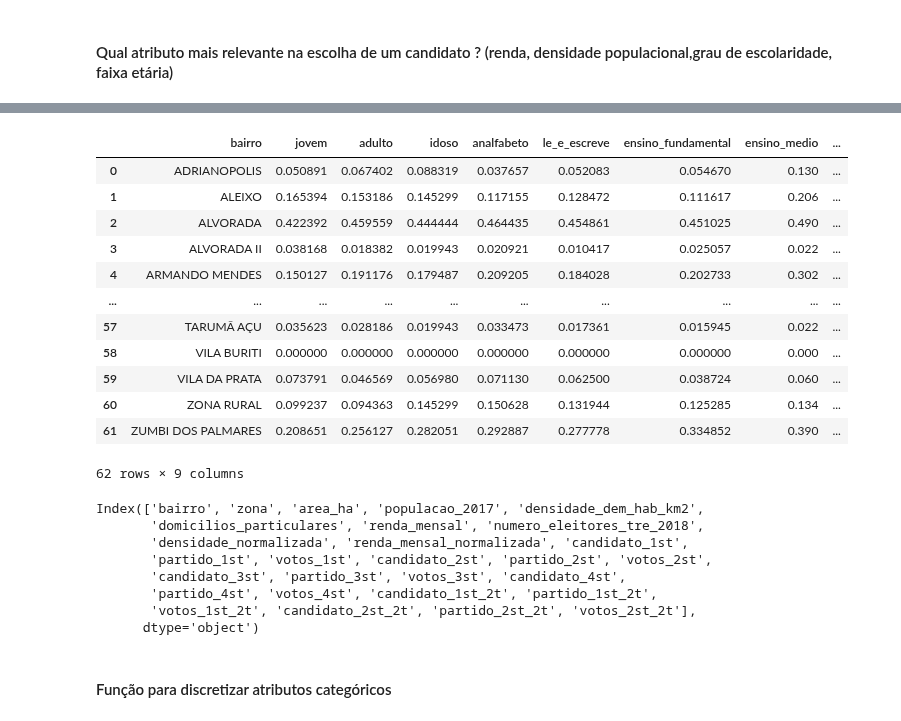
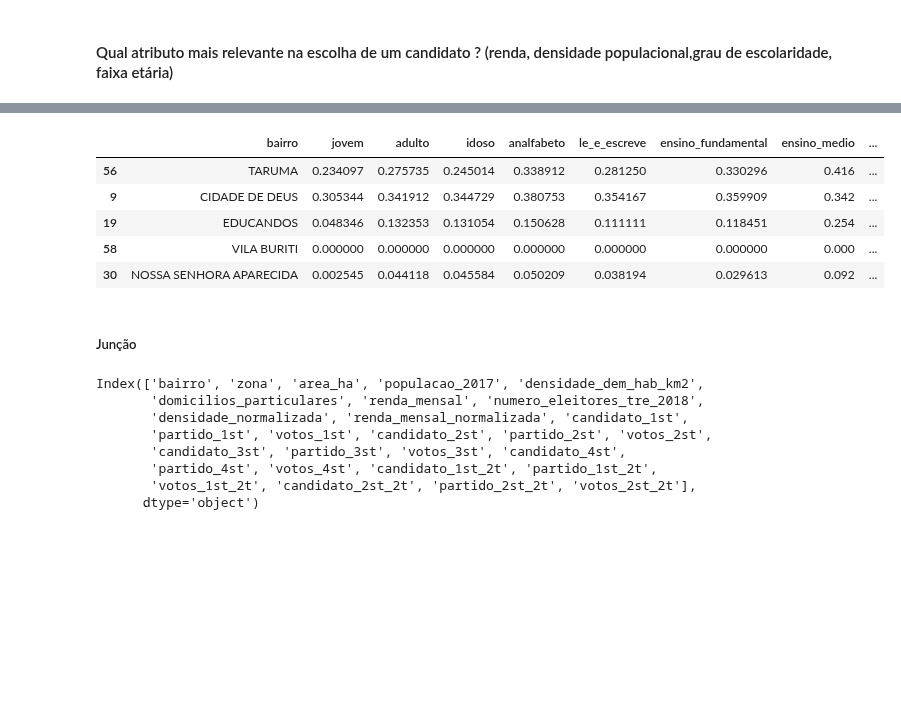
Before and after one commit to bmnds/uea-data-science-04-data-processing, a Jupyter notebook: trabalho-final/Notebook_Trabalho_Final.ipynb, the cells around one changed output, grey strips where cells are left out. Cells and saved outputs as stored; diff of their text form; code cells hidden in the pictures; blank space fills up the shorter version.

```diff
--- a/trabalho-final/Notebook_Trabalho_Final.ipynb
+++ b/trabalho-final/Notebook_Trabalho_Final.ipynb
@@ -559,5 +444,5 @@ df_bairros[['bairro', 'zona', 'renda_mensal', 'partido_1st', 'partido_1st_veread
 # %%
-df_secoes = pd.read_csv('datasets/final_secoes.csv', delimiter=',', index_col=0)
+df_secoes = pd.read_csv('datasets/final_secoes.csv', index_col=0)
 df_secoes.sample(5)
 # %% [output]
 |  | zona | secao | local | nome | bairro | lat | long | aptos | votos | abstencoes | votos_2t | ... |
@@ -592,28 +470,23 @@ df
 # %%
 def normalizar_valores_coluna(df, col):
   min = df[col].min()
   max = df[col].max()
   df[col] = (df[col] - min) / (max - min)
 
 for col in ['jovem',	'adulto',	'idoso',	'analfabeto',	'le_e_escreve',
             'ensino_fundamental',	'ensino_medio',	'ensino_superior']:
   normalizar_valores_coluna(df, col)
 
-df
+df.sample(5)
 # %% [output]
 |  | bairro | jovem | adulto | idoso | analfabeto | le_e_escreve | ensino_fundamental | ensino_medio | ... |
-| 0 | ADRIANOPOLIS | 0.050891 | 0.067402 | 0.088319 | 0.037657 | 0.052083 | 0.054670 | 0.130 | ... |
-| 1 | ALEIXO | 0.165394 | 0.153186 | 0.145299 | 0.117155 | 0.128472 | 0.111617 | 0.206 | ... |
-| 2 | ALVORADA | 0.422392 | 0.459559 | 0.444444 | 0.464435 | 0.454861 | 0.451025 | 0.490 | ... |
-| 3 | ALVORADA II | 0.038168 | 0.018382 | 0.019943 | 0.020921 | 0.010417 | 0.025057 | 0.022 | ... |
-| 4 | ARMANDO MENDES | 0.150127 | 0.191176 | 0.179487 | 0.209205 | 0.184028 | 0.202733 | 0.302 | ... |
-| ... | ... | ... | ... | ... | ... | ... | ... | ... | ... |
-| 57 | TARUMÃ AÇU | 0.035623 | 0.028186 | 0.019943 | 0.033473 | 0.017361 | 0.015945 | 0.022 | ... |
+| 56 | TARUMA | 0.234097 | 0.275735 | 0.245014 | 0.338912 | 0.281250 | 0.330296 | 0.416 | ... |
+| 9 | CIDADE DE DEUS | 0.305344 | 0.341912 | 0.344729 | 0.380753 | 0.354167 | 0.359909 | 0.342 | ... |
+| 19 | EDUCANDOS | 0.048346 | 0.132353 | 0.131054 | 0.150628 | 0.111111 | 0.118451 | 0.254 | ... |
 | 58 | VILA BURITI | 0.000000 | 0.000000 | 0.000000 | 0.000000 | 0.000000 | 0.000000 | 0.000 | ... |
-| 59 | VILA DA PRATA | 0.073791 | 0.046569 | 0.056980 | 0.071130 | 0.062500 | 0.038724 | 0.060 | ... |
-| 60 | ZONA RURAL | 0.099237 | 0.094363 | 0.145299 | 0.150628 | 0.131944 | 0.125285 | 0.134 | ... |
-| 61 | ZUMBI DOS PALMARES | 0.208651 | 0.256127 | 0.282051 | 0.292887 | 0.277778 | 0.334852 | 0.390 | ... |
+| 30 | NOSSA SENHORA APARECIDA | 0.002545 | 0.044118 | 0.045584 | 0.050209 | 0.038194 | 0.029613 | 0.092 | ... |
-62 rows × 9 columns
+# %% [markdown]
+##### Junção
 # %%
 df_bairros = pd.read_csv('datasets/final_bairros.csv', delimiter=',', index_col=0)
 df_bairros.columns
@@ -626,5 +499,3 @@ Index(['bairro', 'zona', 'area_ha', 'populacao_2017', 'densidade_dem_hab_km2',
        'partido_4st', 'votos_4st', 'candidato_1st_2t', 'partido_1st_2t',
        'votos_1st_2t', 'candidato_2st_2t', 'partido_2st_2t', 'votos_2st_2t'],
       dtype='object')
-# %% [markdown]
-#### Função para discretizar atributos categóricos
```
Also changed, not shown: parts of 46 cells of this notebook.
